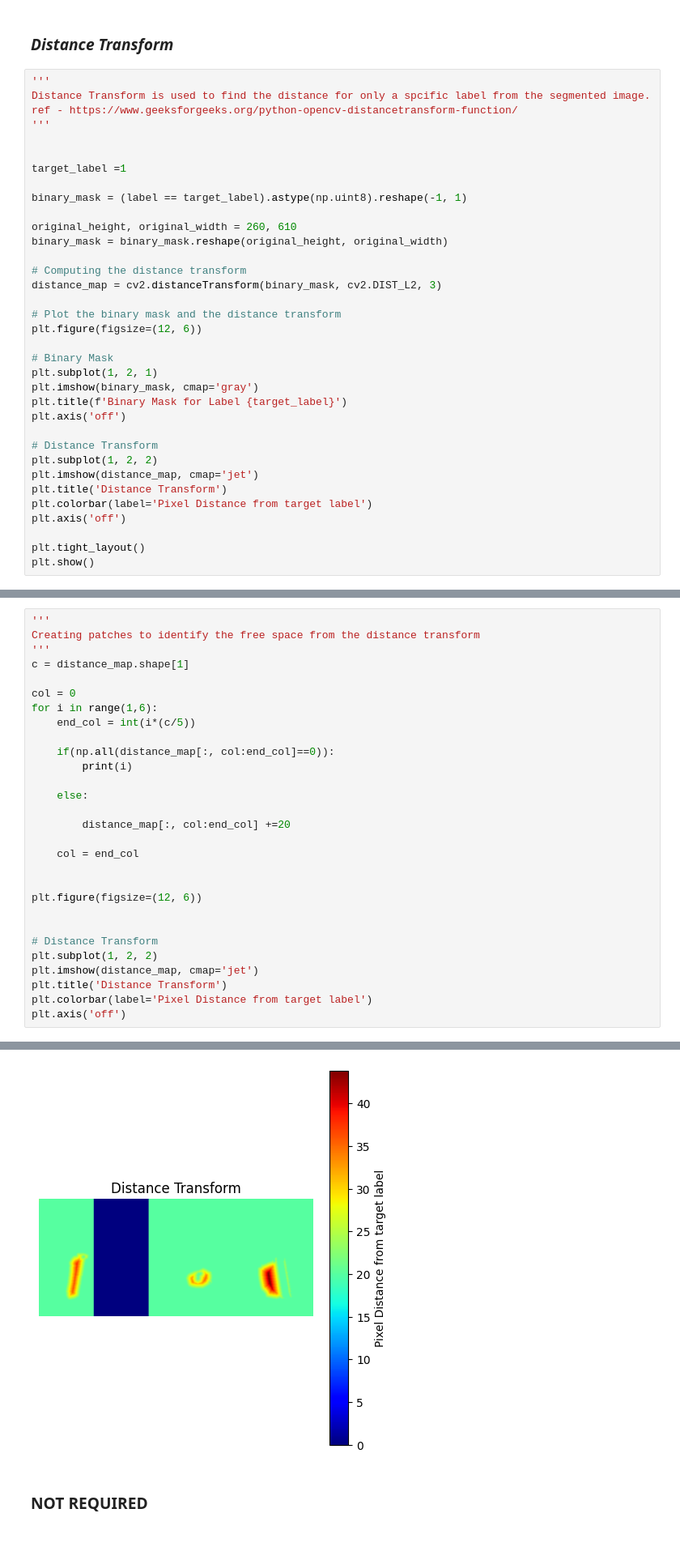
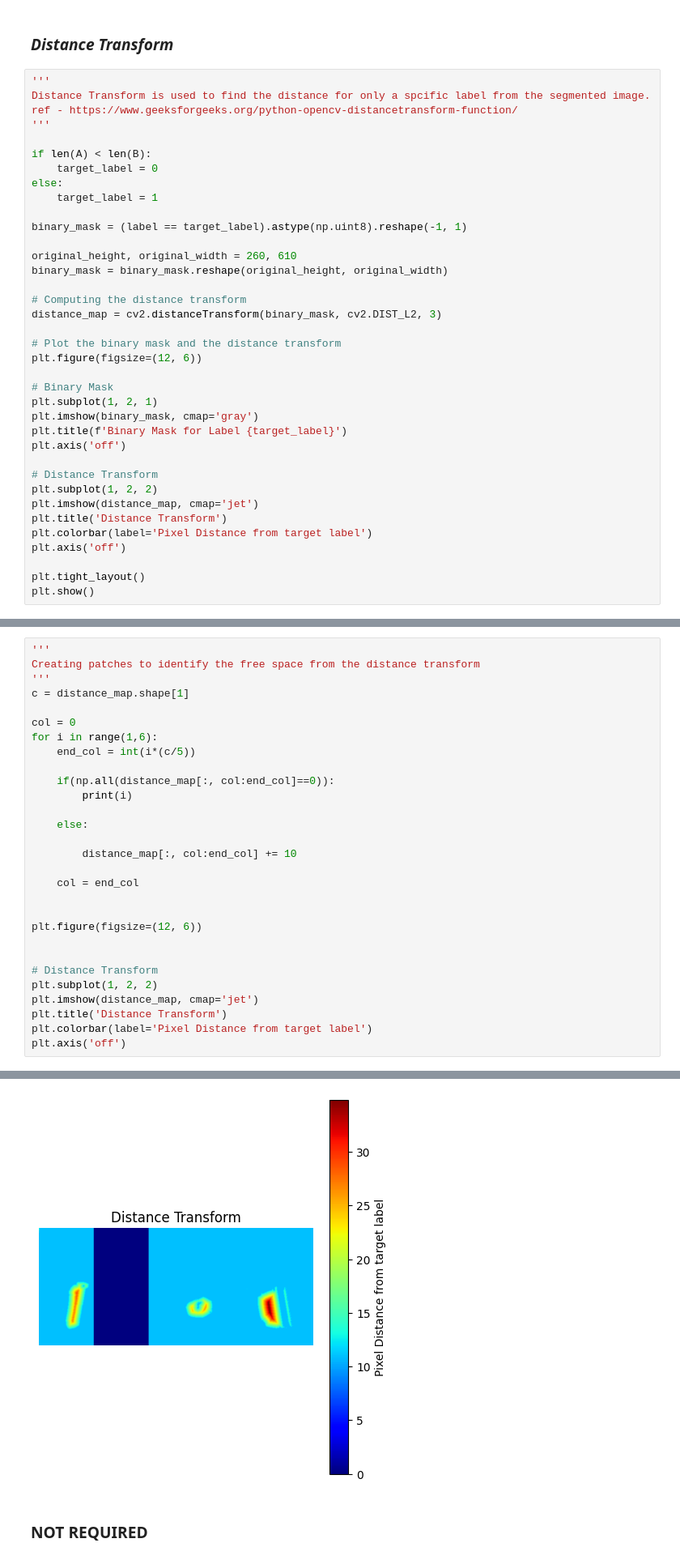
Before and after one commit to Akhilan-xd/Empty_-_Detection_ML, a Jupyter notebook: src/empty.ipynb, the cells around one changed output, grey strips where cells are left out. Shown at 81% size. Cells and saved outputs as stored; diff of their text form.

```diff
--- a/src/empty.ipynb
+++ b/src/empty.ipynb
@@ -253,8 +250,10 @@ Distance Transform is used to find the distance for only a spcific label from th
 ref - https://www.geeksforgeeks.org/python-opencv-distancetransform-function/
 '''
 
-
-target_label =1
+if len(A) < len(B):
+    target_label = 0
+else:
+    target_label = 1
 
 binary_mask = (label == target_label).astype(np.uint8).reshape(-1, 1)
 
@@ -288,35 +287,35 @@ plt.show()
 '''
 Creating patches to identify the free space from the distance transform
 '''
 c = distance_map.shape[1]
 
 col = 0
 for i in range(1,6):
     end_col = int(i*(c/5))
 
     if(np.all(distance_map[:, col:end_col]==0)):
         print(i)
 
     else:
 
-        distance_map[:, col:end_col] +=20
+        distance_map[:, col:end_col] += 10
 
     col = end_col
 
 
 plt.figure(figsize=(12, 6))
 
 
 # Distance Transform
 plt.subplot(1, 2, 2)
 plt.imshow(distance_map, cmap='jet')
 plt.title('Distance Transform')
 plt.colorbar(label='Pixel Distance from target label')
 plt.axis('off')
 # %% [output]
 2
 (np.float64(-0.5), np.float64(609.5), np.float64(259.5), np.float64(-0.5))
-[figure, old version]
+[figure, new version]
 # %% [markdown]
 ### NOT REQUIRED
 # %% [markdown]
```
Also changed, not shown: parts of 10 cells of this notebook, 1 other file.
